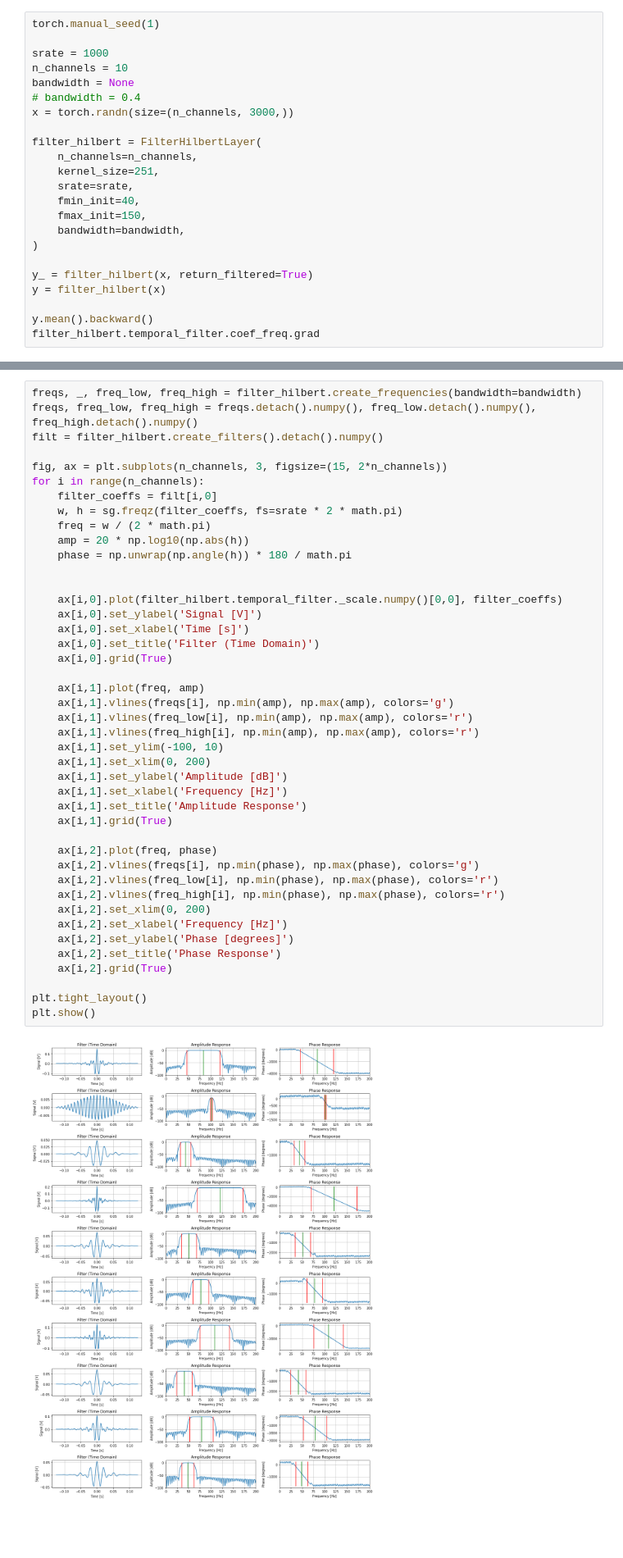
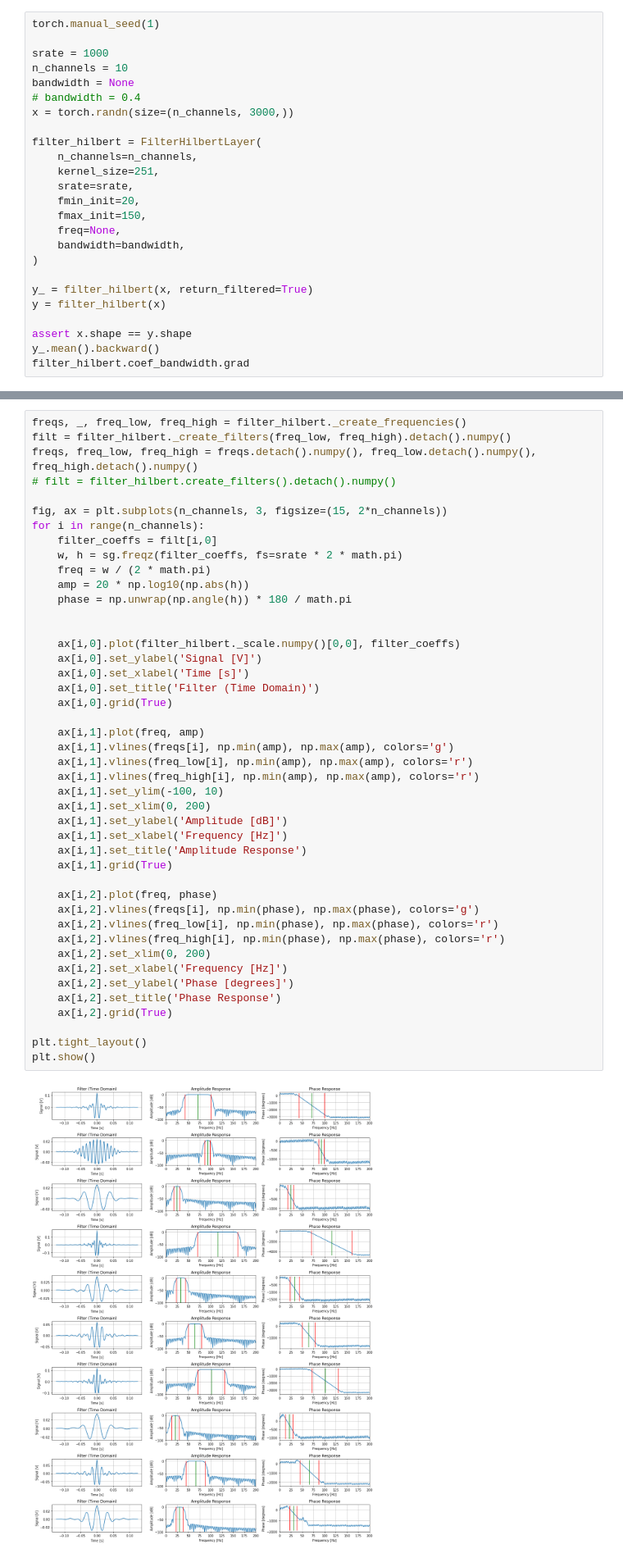
Before and after one commit to amvosk/adenvex, a Jupyter notebook: Layers.ipynb, the cells around one changed output, grey strips where cells are left out. Shown at 82% size. Drawn from its saved outputs; the diff is of its cells as text; blank space fills up the shorter version.

Commit message:
update filter1d, better structure

```diff
--- a/Layers.ipynb
+++ b/Layers.ipynb
@@ -126,14 +168,16 @@ filter_hilbert = FilterHilbertLayer(
     n_channels=n_channels,
     kernel_size=251,
     srate=srate,
-    fmin_init=40,
+    fmin_init=20,
     fmax_init=150,
+    freq=None,
     bandwidth=bandwidth,
 )
 
 y_ = filter_hilbert(x, return_filtered=True)
 y = filter_hilbert(x)
 
-y.mean().backward()
-filter_hilbert.temporal_filter.coef_freq.grad
+assert x.shape == y.shape
+y_.mean().backward()
+filter_hilbert.coef_bandwidth.grad
 # %% [output]
@@ -162,7 +206,8 @@ plt.show()
 # %%
-freqs, _, freq_low, freq_high = filter_hilbert.create_frequencies(bandwidth=bandwidth)
+freqs, _, freq_low, freq_high = filter_hilbert._create_frequencies()
+filt = filter_hilbert._create_filters(freq_low, freq_high).detach().numpy()
 freqs, freq_low, freq_high = freqs.detach().numpy(), freq_low.detach().numpy(), freq_high.detach().numpy()
-filt = filter_hilbert.create_filters().detach().numpy()
+# filt = filter_hilbert.create_filters().detach().numpy()
 
 fig, ax = plt.subplots(n_channels, 3, figsize=(15, 2*n_channels))
 for i in range(n_channels):
@@ -173,36 +218,36 @@ for i in range(n_channels):
     phase = np.unwrap(np.angle(h)) * 180 / math.pi
 
 
-    ax[i,0].plot(filter_hilbert.temporal_filter._scale.numpy()[0,0], filter_coeffs)
+    ax[i,0].plot(filter_hilbert._scale.numpy()[0,0], filter_coeffs)
     ax[i,0].set_ylabel('Signal [V]')
     ax[i,0].set_xlabel('Time [s]')
     ax[i,0].set_title('Filter (Time Domain)')
     ax[i,0].grid(True)
 
     ax[i,1].plot(freq, amp)
     ax[i,1].vlines(freqs[i], np.min(amp), np.max(amp), colors='g')
     ax[i,1].vlines(freq_low[i], np.min(amp), np.max(amp), colors='r')
     ax[i,1].vlines(freq_high[i], np.min(amp), np.max(amp), colors='r')
     ax[i,1].set_ylim(-100, 10)
     ax[i,1].set_xlim(0, 200)
     ax[i,1].set_ylabel('Amplitude [dB]')
     ax[i,1].set_xlabel('Frequency [Hz]')
     ax[i,1].set_title('Amplitude Response')
     ax[i,1].grid(True)
 
     ax[i,2].plot(freq, phase)
     ax[i,2].vlines(freqs[i], np.min(phase), np.max(phase), colors='g')
     ax[i,2].vlines(freq_low[i], np.min(phase), np.max(phase), colors='r')
     ax[i,2].vlines(freq_high[i], np.min(phase), np.max(phase), colors='r')
     ax[i,2].set_xlim(0, 200)
     ax[i,2].set_xlabel('Frequency [Hz]')
     ax[i,2].set_ylabel('Phase [degrees]')
     ax[i,2].set_title('Phase Response')
     ax[i,2].grid(True)
 
 plt.tight_layout()
 plt.show()
 # %% [output]
-[figure, old version]
+[figure, new version]
 # %% [markdown]
 # ComplexWaveletLayer
```
Also changed, not shown: parts of 12 cells of this notebook, 2 other files.
